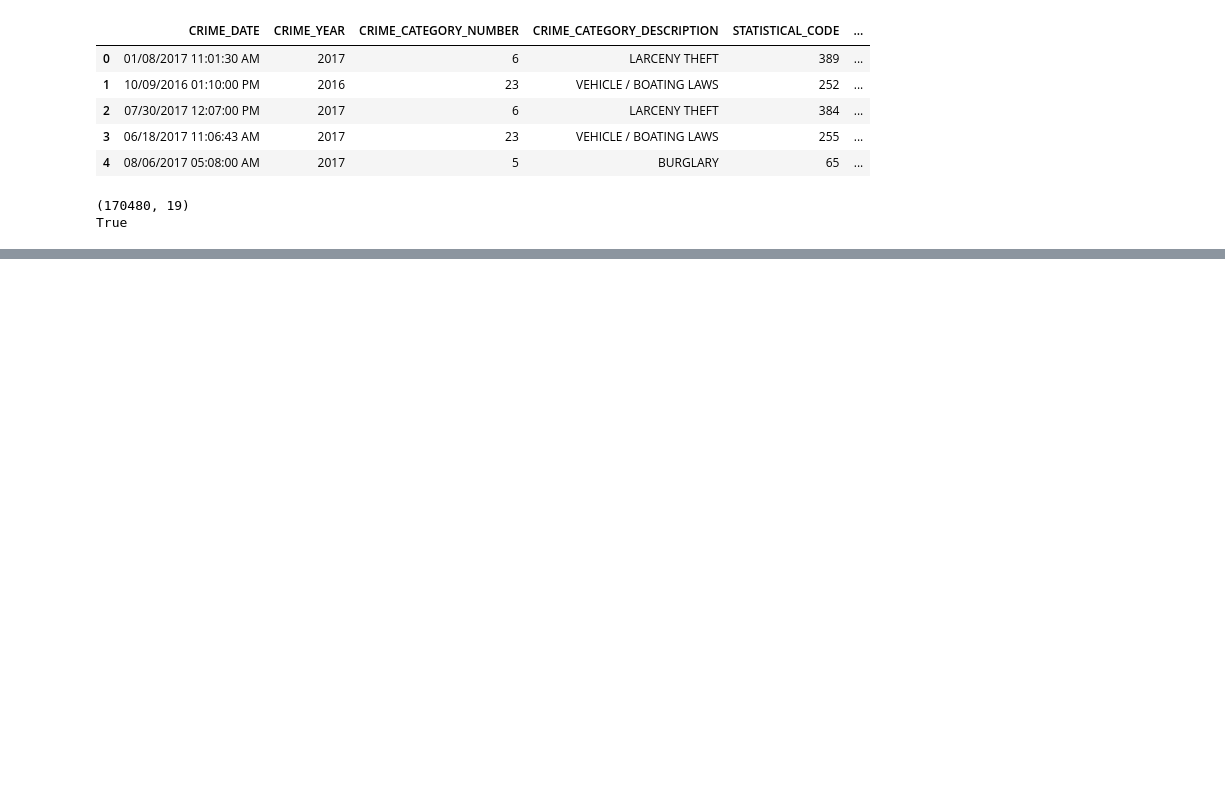
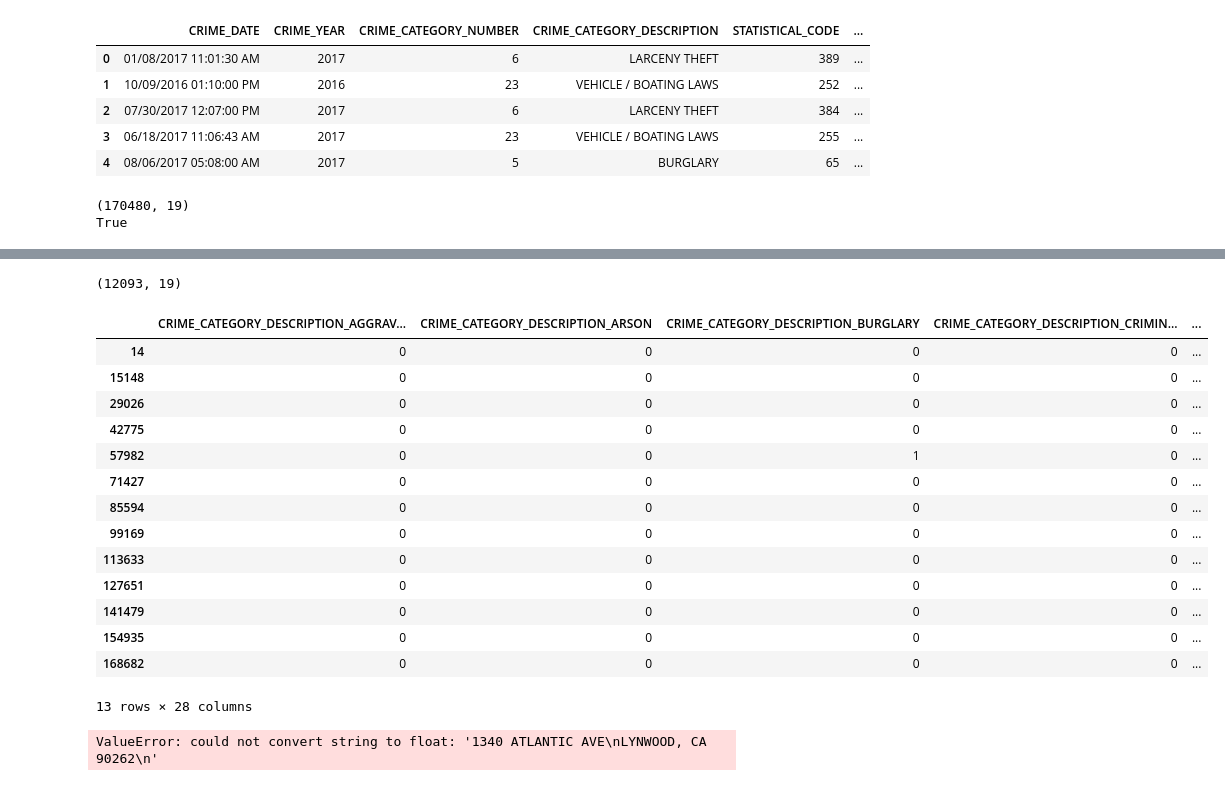
Before and after one commit to dannypadilla/la-sheriff-crimes, a Jupyter notebook: sheriff-crime-data.ipynb, the cells around one changed output, grey strips where cells are left out. Drawn from its saved outputs; the diff is of its cells as text; code cells hidden in the pictures; blank space fills up the shorter version.

```diff
--- a/sheriff-crime-data.ipynb
+++ b/sheriff-crime-data.ipynb
@@ -63,0 +133,38 @@ True
+# %%
+print(all_century_df.shape)
+# %% [output]
+(12093, 19)
+# %%
+X_crime_feature_cols_mod = ['CRIME_DATE', 'CRIME_YEAR', 'CRIME_CATEGORY_NUMBER', 'CRIME_CATEGORY_DESCRIPTION']
+#a = pd.get_dummies(all_century_df[X_crime_feature_cols_mod])
+a[::1000]
+# %% [output]
+|  | CRIME_CATEGORY_DESCRIPTION_AGGRAV... | CRIME_CATEGORY_DESCRIPTION_ARSON | CRIME_CATEGORY_DESCRIPTION_BURGLARY | CRIME_CATEGORY_DESCRIPTION_CRIMIN... | ... |
+| 14 | 0 | 0 | 0 | 0 | ... |
+| 15148 | 0 | 0 | 0 | 0 | ... |
+| 29026 | 0 | 0 | 0 | 0 | ... |
+| 42775 | 0 | 0 | 0 | 0 | ... |
+| 57982 | 0 | 0 | 1 | 0 | ... |
+| 71427 | 0 | 0 | 0 | 0 | ... |
+| 85594 | 0 | 0 | 0 | 0 | ... |
+| 99169 | 0 | 0 | 0 | 0 | ... |
+| 113633 | 0 | 0 | 0 | 0 | ... |
+| 127651 | 0 | 0 | 0 | 0 | ... |
+| 141479 | 0 | 0 | 0 | 0 | ... |
+| 154935 | 0 | 0 | 0 | 0 | ... |
+| 168682 | 0 | 0 | 0 | 0 | ... |
+13 rows × 28 columns
+# %%
+from sklearn.preprocessing import OneHotEncoder
+ohe = OneHotEncoder(categorical_features=[2])
+# http://scikit-learn.org/stable/modules/generated/sklearn.preprocessing.OneHotEncoder.html#sklearn.preprocessing.OneHotEncoder
+#n = ohe.fit_transform(all_century_df)
+
+upper_feat = ['CRIME_DATE', 'CRIME_YEAR', 'CRIME_CATEGORY_NUMBER',
+       'CRIME_CATEGORY_DESCRIPTION', 'STATISTICAL_CODE',
+       'STATISTICAL_CODE_DESCRIPTION', 'VICTIM_COUNT', 'STREET', 'CITY',
+       'STATE', 'ZIP', 'LATITUDE', 'LONGITUDE', 'GANG_RELATED',
+       'REPORTING_DISTRICT', 'STATION_IDENTIFIER', 'STATION_NAME',
+       'CRIME_IDENTIFIER', 'LOCATION']
+# %% [output]
+ValueError: could not convert string to float: '1340 ATLANTIC AVE\nLYNWOOD, CA 90262\n'
```
Also changed, not shown: parts of 6 cells of this notebook.
